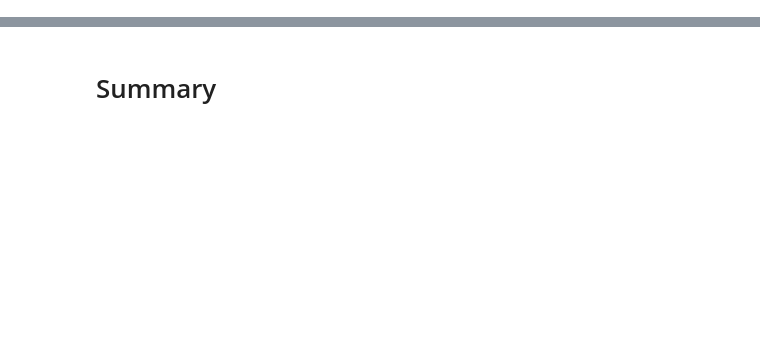
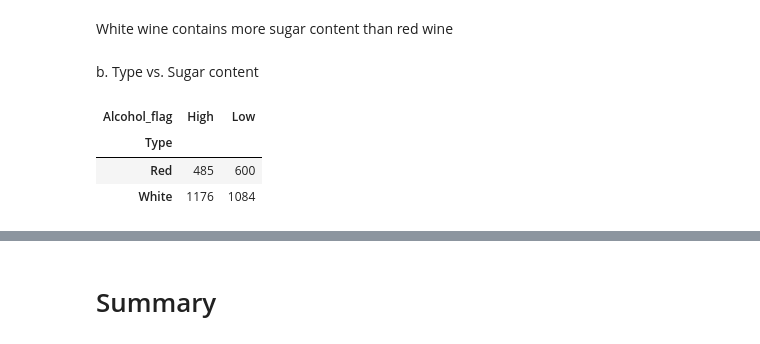
Before and after one commit to sg758253/IDS, a Jupyter notebook: HW5/Problem2_p.ipynb, the cells around one changed output, grey strips where cells are left out. Drawn from its saved outputs; the diff is of its cells as text; code cells hidden in the pictures; blank space fills up the shorter version.

```diff
--- a/HW5/Problem2_p.ipynb
+++ b/HW5/Problem2_p.ipynb
@@ -117,0 +111,12 @@ Task 7. Use the tables from the previous step to calculate:
+# %% [markdown]
+White wine contains more sugar content than red wine
+# %% [markdown]
+b. Type vs. Sugar content
+# %%
+df_ct2 = pd.crosstab(df.Type, df.Alcohol_flag)
+df_ct2
+# %% [output]
+| Alcohol_flag | High | Low |
+| Type |  |  |
+| Red | 485 | 600 |
+| White | 1176 | 1084 |
```
Also changed, not shown: parts of 57 cells of this notebook.
